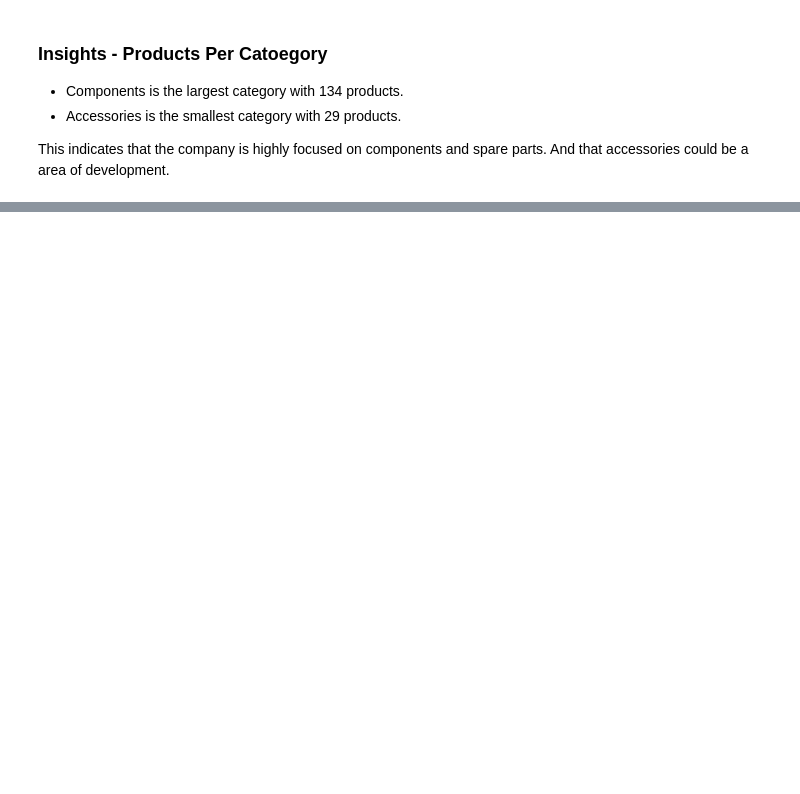
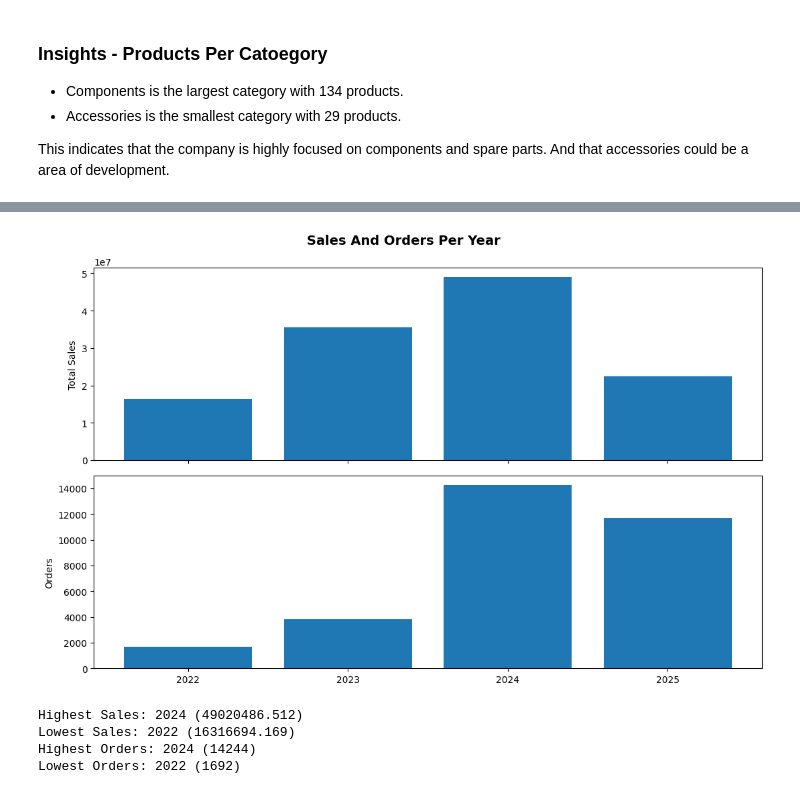
Before and after one commit to Realytica/advAnalysis, a Jupyter notebook: notebooks/analytics.ipynb, the cells around one changed output, grey strips where cells are left out. Cells and saved outputs as stored; diff of their text form; code cells hidden in the pictures; blank space fills up the shorter version.

```diff
--- a/notebooks/analytics.ipynb
+++ b/notebooks/analytics.ipynb
@@ -95,0 +234,40 @@ This indicates that the company is highly focused on components and spare parts.
+# %%
+query_vis_4 = """
+SELECT
+    YEAR(OrderDate) AS [Year],
+    SUM(TotalDue) AS TotalSales,
+    COUNT(*) AS OrderCount
+FROM Sales.SalesOrderHeader
+GROUP BY YEAR(OrderDate)
+ORDER BY [Year]
+"""
+
+df_vis_4 = query_df(query_vis_4)
+
+fig, (ax1, ax2) = plt.subplots(2, 1, figsize=(11,7), sharex=True)
+fig.suptitle("Sales And Orders Per Year", fontsize=14, fontweight='bold')
+ax1.bar(df_vis_4["Year"], df_vis_4["TotalSales"])
+ax1.set_ylabel("Total Sales")
+
+ax2.bar(df_vis_4["Year"], df_vis_4["OrderCount"])
+ax2.set_ylabel("Orders")
+ax2.set_xticks(df_vis_4["Year"])
+ax2.set_xticklabels(df_vis_4["Year"])
+plt.tight_layout()
+plt.show()
+
+max_sales = df_vis_4.loc[df_vis_4['TotalSales'].idxmax()]
+min_sales = df_vis_4.loc[df_vis_4["TotalSales"].idxmin()]
+max_orders = df_vis_4.loc[df_vis_4['OrderCount'].idxmax()]
+min_orders = df_vis_4.loc[df_vis_4['OrderCount'].idxmin()]
+
+print(f"Highest Sales: {int(max_sales['Year'])} ({max_sales['TotalSales']:})")
+print(f"Lowest Sales: {int(min_sales['Year'])} ({min_sales['TotalSales']:})")
+print(f"Highest Orders: {int(max_orders['Year'])} ({int(max_orders['OrderCount'])})")
+print(f"Lowest Orders: {int(min_orders['Year'])} ({int(min_orders['OrderCount'])})")
+# %% [output]
+[figure, added]
+Highest Sales: 2024 (49020486.512)
+Lowest Sales: 2022 (16316694.169)
+Highest Orders: 2024 (14244)
+Lowest Orders: 2022 (1692)
```
Also changed, not shown: parts of 19 cells of this notebook, 1 other file.
